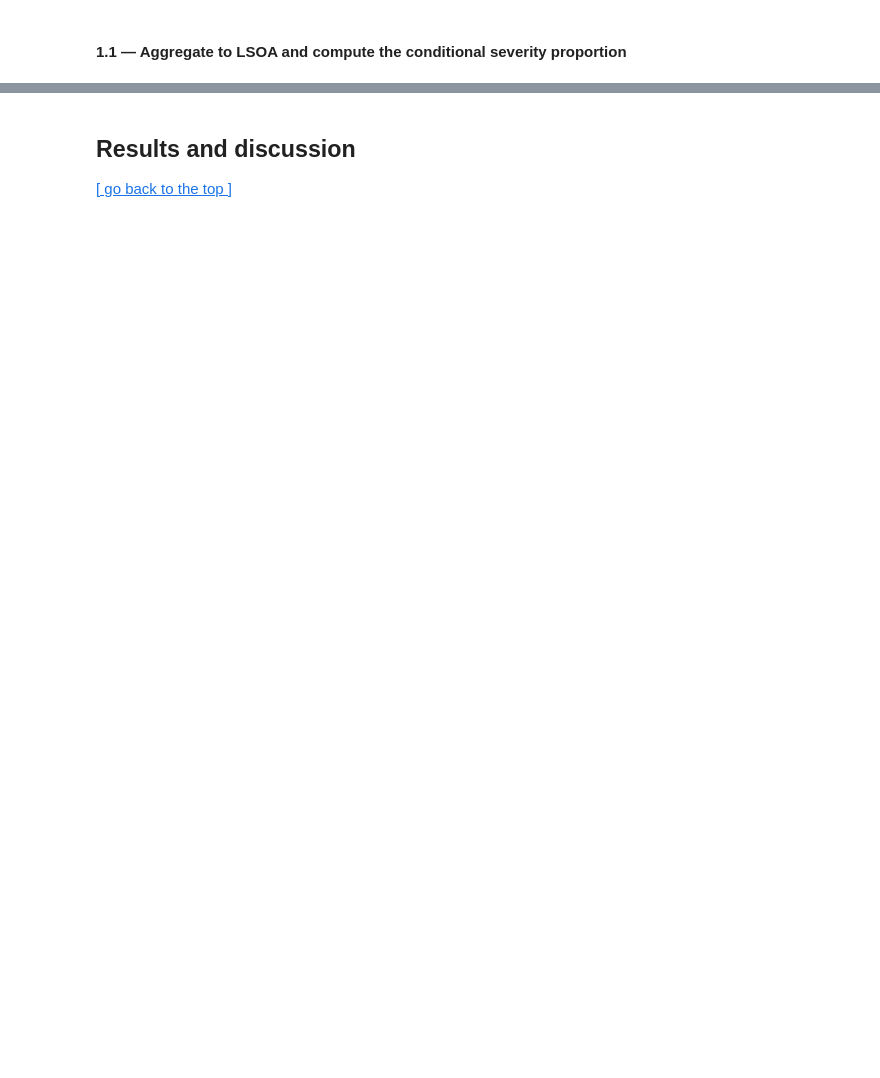
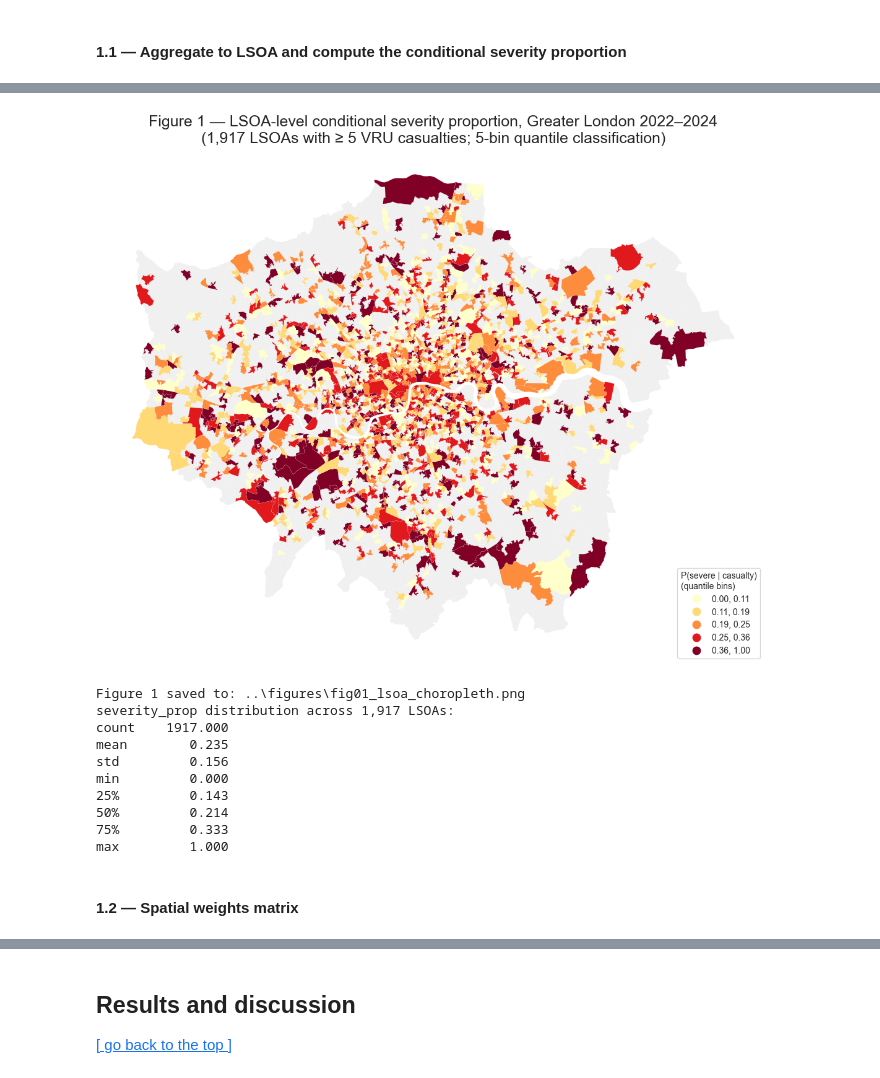
Before and after one commit to Yuxiang2526/casa0006-vru-london, a Jupyter notebook: notebooks/analysis.ipynb, the cells around one changed output, grey strips where cells are left out. Cells and saved outputs as stored; diff of their text form; code cells hidden in the pictures; blank space fills up the shorter version.

Commit message:
Final submission: complete CASA0006 VRU analysis notebook + PDF + 13 figures

```diff
--- a/notebooks/analysis.ipynb
+++ b/notebooks/analysis.ipynb
@@ -68,7 +62,8 @@ RNG = np.random.default_rng(SEED)
 # Plot defaults — publication-quality output (CASA0006 visualisation = 10% mark)
 plt.rcParams.update({
     "figure.dpi": 100,
-    "savefig.dpi": 300,
+    "savefig.dpi": 600,
+    "font.family": "Arial",
     "font.size": 10,
     "axes.titlesize": 11,
     "axes.labelsize": 10,
@@ -649,0 +368,57 @@ print(f"\nFigure 4c saved to: {fig_dir / 'fig04c_borough_choropleth.png'}")
+# %%
+# === Figure 1 — LSOA-level conditional severity choropleth ===
+from pathlib import Path
+
+fig_dir = Path("../figures")
+fig_dir.mkdir(parents=True, exist_ok=True)
+
+fig, ax = plt.subplots(figsize=(11, 11))
+
+# Background: full London geometry (excluded LSOAs in light grey for context)
+lsoa_full_geom.plot(ax=ax, color="#f0f0f0", edgecolor="white", linewidth=0.05)
+
+# Foreground: 1,838 analysis-frame LSOAs by conditional severity proportion
+lsoa.plot(
+    column="severity_prop",
+    cmap="YlOrRd",
+    scheme="quantiles",
+    k=5,
+    legend=True,
+    ax=ax,
+    edgecolor="white",
+    linewidth=0.1,
+    legend_kwds={
+        "title": "P(severe | casualty)\n(quantile bins)",
+        "loc": "lower right",
+        "fmt": "{:.2f}",
+    },
+)
+
+ax.set_title(
+    "Figure 1 — LSOA-level conditional severity proportion, Greater London 2022–2024\n"
+    f"({len(lsoa):,} LSOAs with ≥ 5 VRU casualties; 5-bin quantile classification)",
+    fontsize=18, pad=10,
+)
+ax.set_axis_off()
+
+plt.tight_layout()
+plt.savefig(fig_dir / "fig01_lsoa_choropleth.png", bbox_inches="tight")
+plt.show()
+
+print(f"\nFigure 1 saved to: {fig_dir / 'fig01_lsoa_choropleth.png'}")
+print(f"severity_prop distribution across {len(lsoa):,} LSOAs:")
+print(lsoa["severity_prop"].describe().round(3).to_string())
+# %% [output]
+[figure, added]
+Figure 1 saved to: ..\figures\fig01_lsoa_choropleth.png
+severity_prop distribution across 1,917 LSOAs:
+count    1917.000
+mean        0.235
+std         0.156
+min         0.000
+25%         0.143
+50%         0.214
+75%         0.333
+max         1.000
+# %% [markdown]
+#### 1.2 — Spatial weights matrix
```
Also changed, not shown: parts of 77 cells of this notebook, 16 other files.
